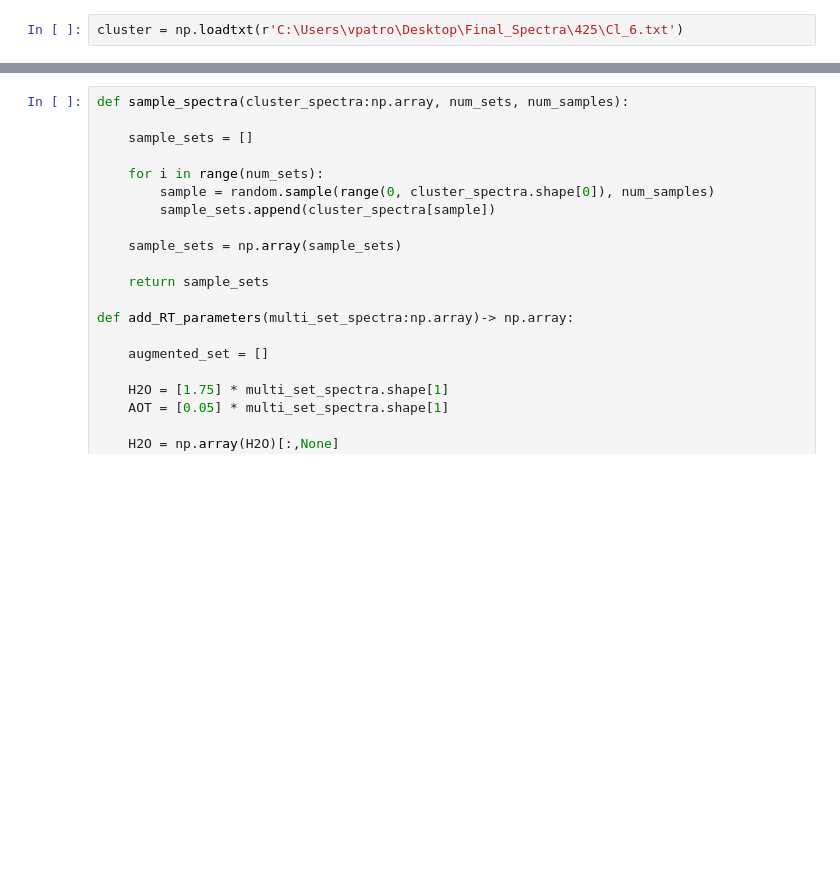
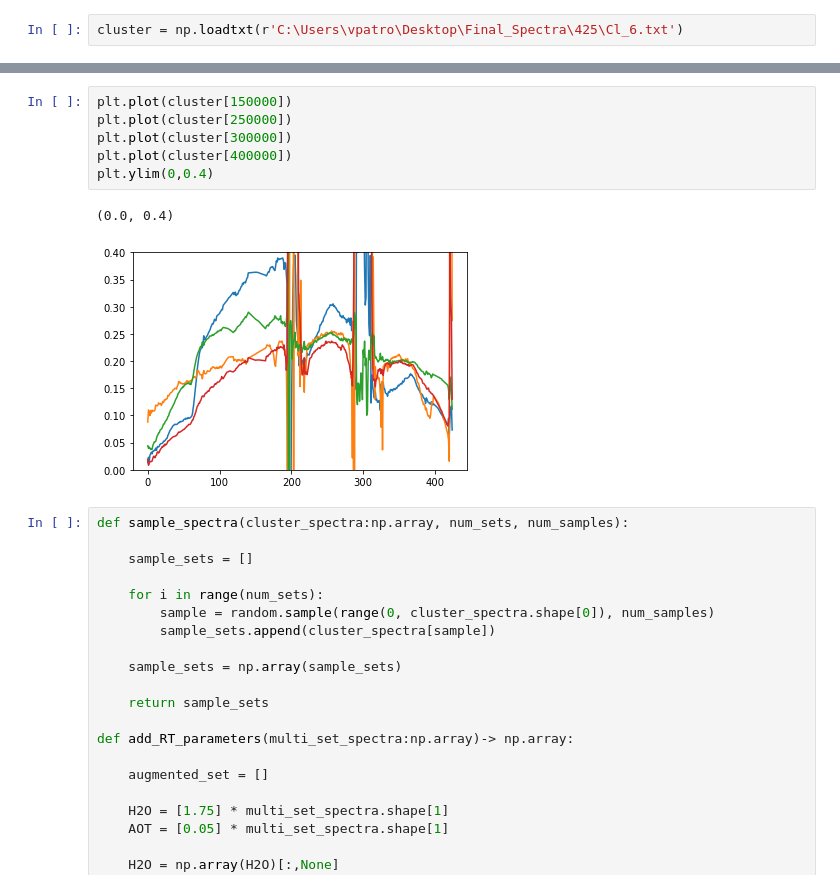
Before and after one commit to varunpatro1/OE-Reproducibility, a Jupyter notebook: ISOFIT/CL_6.ipynb, the cells around one changed output, grey strips where cells are left out. Saved outputs shown, nothing was run; the diff lists cells and outputs as text; blank space fills up the shorter version.

```diff
--- a/ISOFIT/CL_6.ipynb
+++ b/ISOFIT/CL_6.ipynb
@@ -28,3 +35,12 @@ plt.ylim(0,0.65)
+# %%
+plt.plot(cluster[150000])
+plt.plot(cluster[250000])
+plt.plot(cluster[300000])
+plt.plot(cluster[400000])
+plt.ylim(0,0.4)
+# %% [output]
+(0.0, 0.4)
+[figure, added]
 # %%
 def sample_spectra(cluster_spectra:np.array, num_sets, num_samples):
 
```
Also changed, not shown: parts of 17 cells of this notebook, 4 other files.
